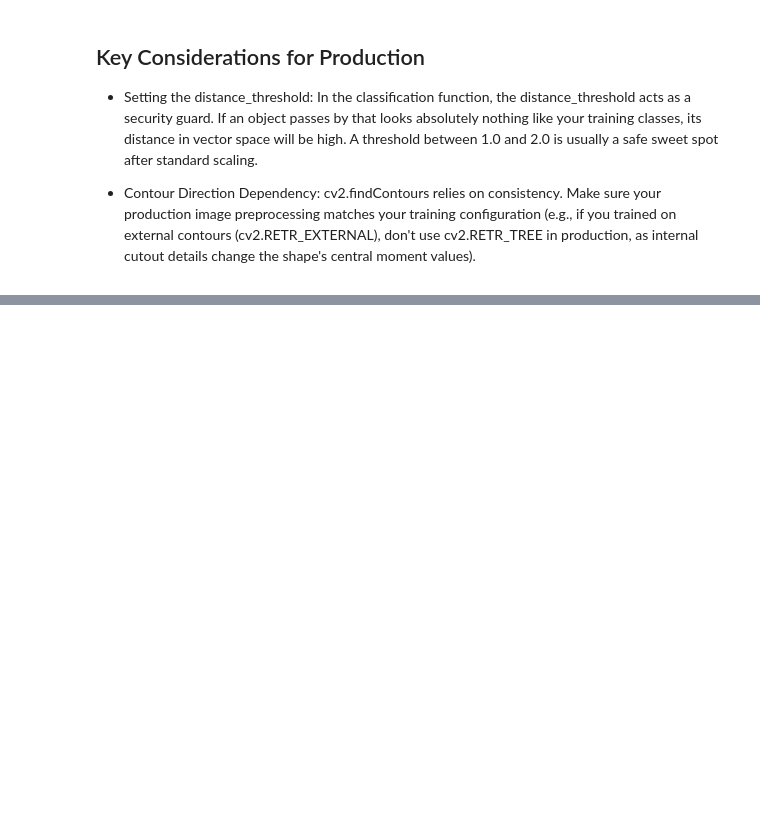
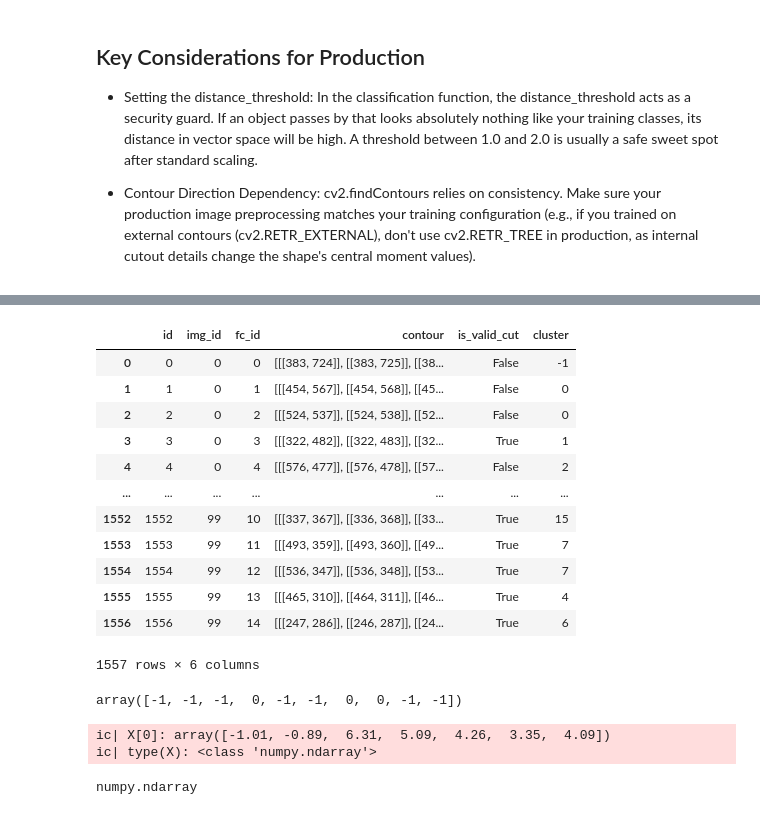
Before and after one commit to aubreymoore/CRB-2026-05-13, a Jupyter notebook: match_shapes.ipynb, the cells around one changed output, grey strips where cells are left out. Cells and saved outputs as stored; diff of their text form; code cells hidden in the pictures; blank space fills up the shorter version.

```diff
--- a/match_shapes.ipynb
+++ b/match_shapes.ipynb
@@ -431,0 +435,3 @@ def build_trainset(num_images=100, num_cuts=5, tolerance=3, seed=50):
+# %%
+df = build_trainset()
+df
@@ -431,0 +452,21 @@ def build_trainset(num_images=100, num_cuts=5, tolerance=3, seed=50):
+# %%
+def extract_invariant_features(contour):
+    """
+    Extracts log-transformed Hu Moments from an OpenCV contour.
+    These features are invariant to translation, scale, and rotation.
+    """
+    # Calculate moments
+    moments = cv2.moments(contour)
+    # Calculate 7 Hu Moments
+    hu_moments = cv2.HuMoments(moments).flatten()
+
+    # Log transform to handle highly varying dynamic ranges
+    # Small epsilon added to prevent log(0) errors
+    log_hu = []
+    for m in hu_moments:
+        if m != 0:
+            log_hu.append(-1.0 * np.sign(m) * np.log10(np.abs(m)))
+        else:
+            log_hu.append(0.0)
+
+    return np.array(log_hu)
@@ -736,0 +1017,31 @@ cv2.imwrite("classified_objects.png", image)
+# %%
+df
+# %% [output]
+|  | id | img_id | fc_id | contour | is_valid_cut | cluster |
+| 0 | 0 | 0 | 0 | [[[383, 724]], [[383, 725]], [[38... | False | -1 |
+| 1 | 1 | 0 | 1 | [[[454, 567]], [[454, 568]], [[45... | False | 0 |
+| 2 | 2 | 0 | 2 | [[[524, 537]], [[524, 538]], [[52... | False | 0 |
+| 3 | 3 | 0 | 3 | [[[322, 482]], [[322, 483]], [[32... | True | 1 |
+| 4 | 4 | 0 | 4 | [[[576, 477]], [[576, 478]], [[57... | False | 2 |
+| ... | ... | ... | ... | ... | ... | ... |
+| 1552 | 1552 | 99 | 10 | [[[337, 367]], [[336, 368]], [[33... | True | 15 |
+| 1553 | 1553 | 99 | 11 | [[[493, 359]], [[493, 360]], [[49... | True | 7 |
+| 1554 | 1554 | 99 | 12 | [[[536, 347]], [[536, 348]], [[53... | True | 7 |
+| 1555 | 1555 | 99 | 13 | [[[465, 310]], [[464, 311]], [[46... | True | 4 |
+| 1556 | 1556 | 99 | 14 | [[[247, 286]], [[246, 287]], [[24... | True | 6 |
+1557 rows × 6 columns
+# %%
+mylist = df['is_valid_cut'].to_list()
+type(mylist[0])
+y = np.array(mylist, dtype=int) - 1  # convert True to 0 and False to -1
+y[:10]
+# %% [output]
+array([-1, -1, -1,  0, -1, -1,  0,  0, -1, -1])
+# %%
+X = scaled_features
+ic(X[0])
+ic(type(X))
+# %% [output]
+ic| X[0]: array([-1.01, -0.89,  6.31,  5.09,  4.26,  3.35,  4.09])
+ic| type(X): <class 'numpy.ndarray'>
+numpy.ndarray
```
Also changed, not shown: parts of 28 cells of this notebook, 3 other files.
